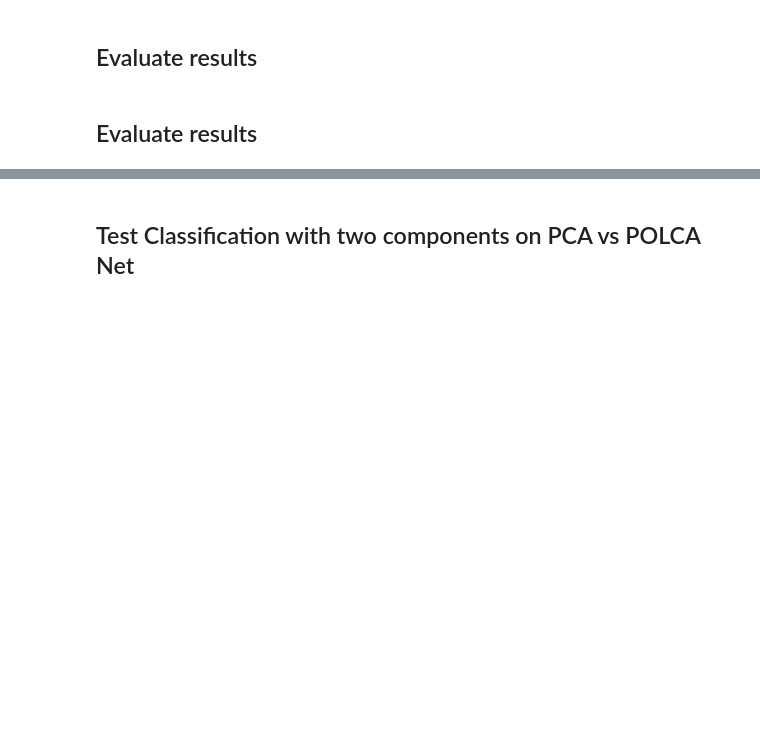
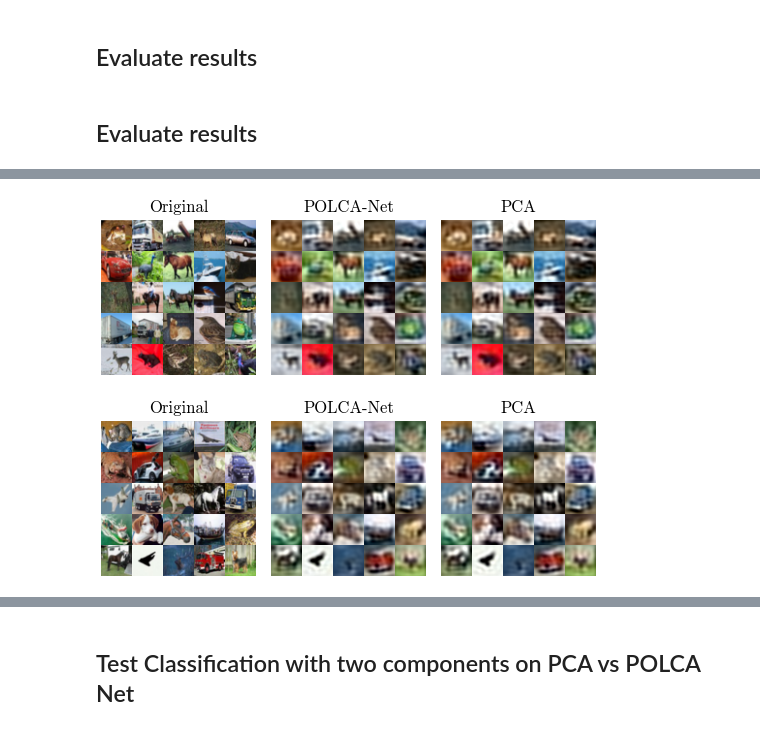
Before and after one commit to jamartinh/polcanet, a Jupyter notebook: examples/notebooks/cifar10_dataset.ipynb, the cells around one changed output, grey strips where cells are left out. Drawn from its saved outputs; the diff is of its cells as text; code cells hidden in the pictures; blank space fills up the shorter version.

```diff
--- a/examples/notebooks/cifar10_dataset.ipynb
+++ b/examples/notebooks/cifar10_dataset.ipynb
@@ -119,7 +117,7 @@ latent_dim = pca.n_components
 assert N == input_dim[-1], "input_dim[-1] should match first matrix dimension N"
 assert M == input_dim[-2], "input_dim[-2] should match second matrix dimension M"
 
-from polcanet.aencoders import ConvEncoder
+from polcanet.aencoders import ConvEncoder, ConvDecoder, LinearDecoder, VGG
 
 encoder = ConvEncoder(
     input_channels=3,
@@ -140,12 +138,13 @@ encoder = ConvEncoder(
 # encoder.fc = torch.nn.Linear(num_ftrs, latent_dim)  # Modify the last layer for 10 classes of CIFAR-10
 
 
+
 decoder = LinearDecoder(
     latent_dim=latent_dim,
     input_dim=input_dim,
     hidden_dim=8*256,
-    num_layers=2,
-    # act_fn=act_fn,
+    num_layers=3,
+    act_fn=act_fn,
     bias=False,
 )
 
@@ -168,10 +167,17 @@ model = PolcaNet(
     latent_dim=latent_dim,
     alpha=1.0,  # ortgogonality loss
     beta=1.0,  # variance sorting loss
-    gamma=0,  # variance reduction loss
-    device=device,
-    center=True,
-    factor_scale=True,
+    gamma=1.0,  # variance reduction loss
+)
+print(model)
+summary = torchinfo.summary(
+    model,
+    (1,3, N, M),
+    dtypes=[torch.float],
+    verbose=1,
+    col_width=16,
+    col_names=["kernel_size", "output_size", "num_params"],
+    row_settings=["var_names"],
 )
 ut.save_text(str(model), "model.txt")
-model
+ut.save_text(str(summary), "model_summary.txt")
@@ -199,11 +258,14 @@ latents, reconstructed = model.predict(X)
 # %%
 # Assuming images are properly defined as before
 images = X[0:25]
 ut.set_fig_prefix("train")
-ut.plot_reconstruction_comparison(model,pca,images,n_components=288,nrow=5)
+ut.plot_reconstruction_comparison(model,pca,images,n_components=pca.n_components,nrow=5)
 images = X_test[0:25]
 ut.set_fig_prefix("test")
-ut.plot_reconstruction_comparison(model,pca,images,n_components=288,nrow=5)
+ut.plot_reconstruction_comparison(model,pca,images,n_components=pca.n_components,nrow=5)
+# %% [output]
+[figure, added]
+[figure, added]
 # %%
 ut.set_fig_prefix("train")
 report.orthogonality_test_analysis(model, X)
```
Also changed, not shown: parts of 23 cells of this notebook, 13 other files.
